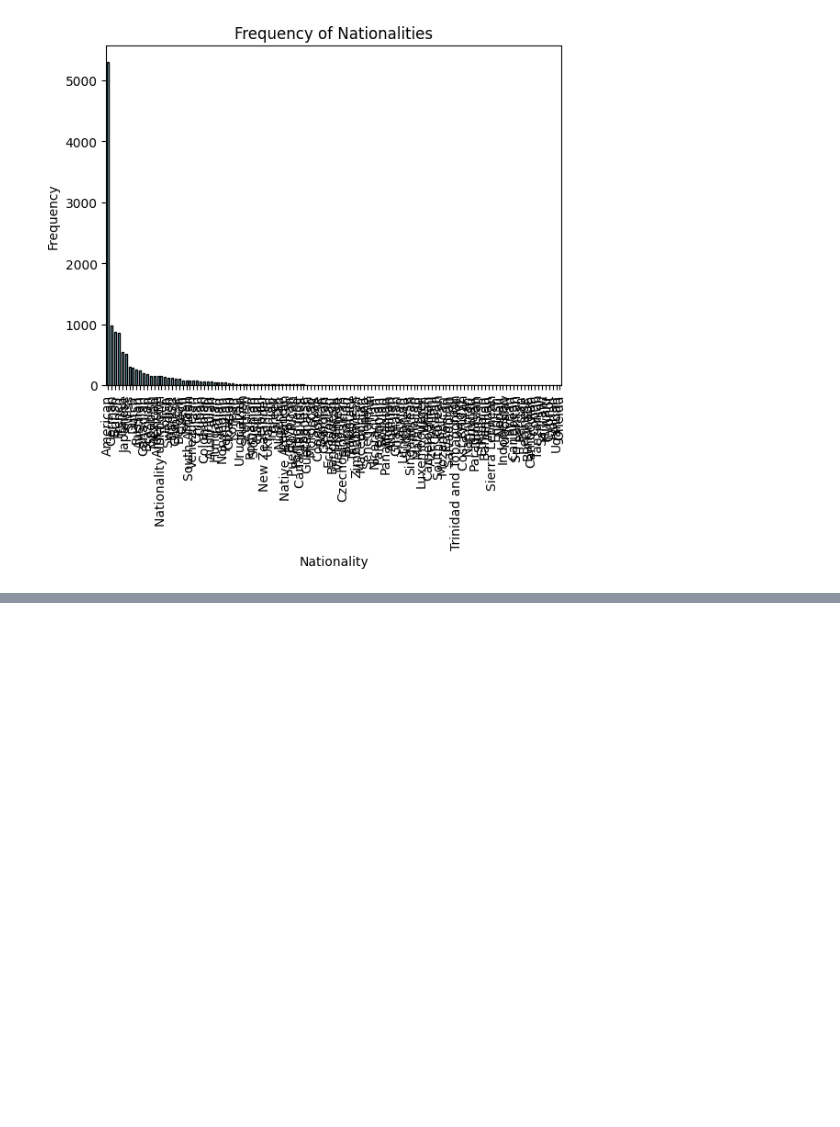
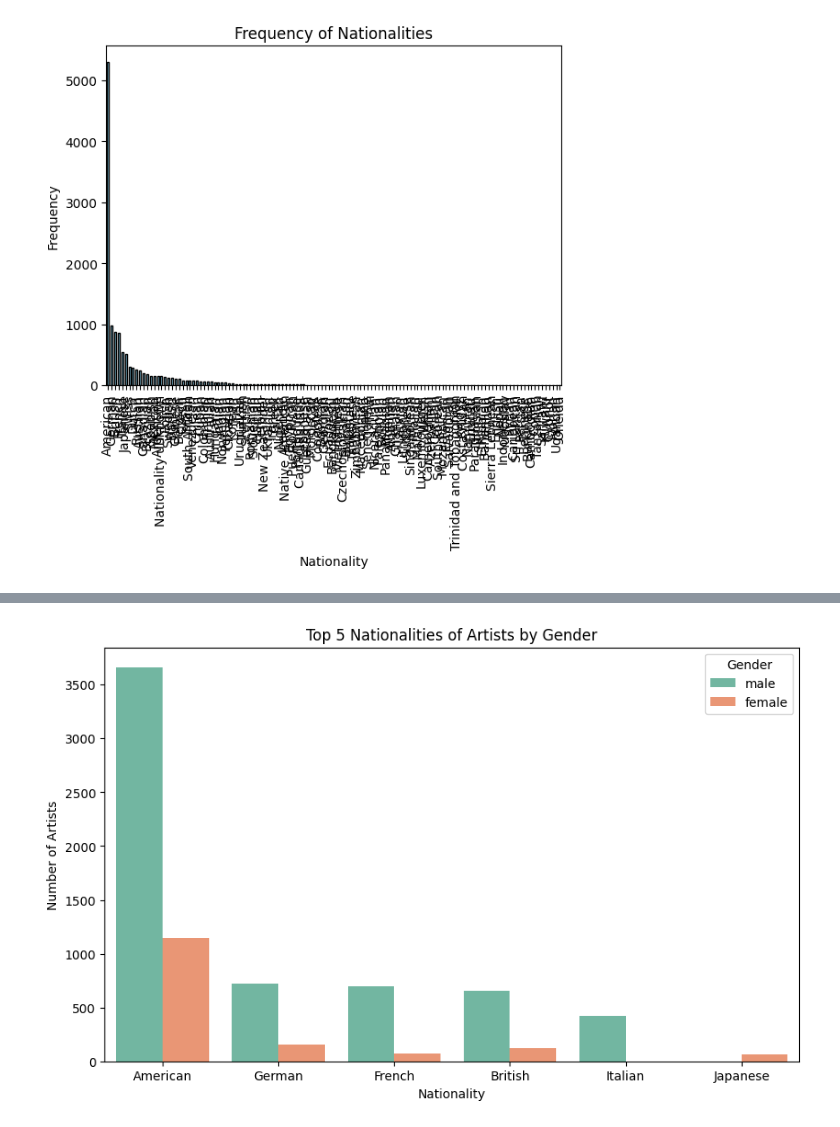
Before and after one commit to jcomita/ML-Assignment-1, a Jupyter notebook: Comita_MOMA_DataVis.ipynb, the cells around one changed output, grey strips where cells are left out. Saved outputs shown, nothing was run; the diff lists cells and outputs as text; code cells hidden in the pictures; blank space fills up the shorter version.

```diff
--- a/Comita_MOMA_DataVis.ipynb
+++ b/Comita_MOMA_DataVis.ipynb
@@ -181,0 +202,16 @@ plt.show()
+# %%
+#Calculate top 5 artist nationalities by gender
+nationality_gender_counts = df_moma_artists.groupby(['Nationality', 'Gender']).size().reset_index(name='count')
+top_5_male = nationality_gender_counts[nationality_gender_counts['Gender'] == 'male'].nlargest(5, 'count')
+top_5_female = nationality_gender_counts[nationality_gender_counts['Gender'] == 'female'].nlargest(5, 'count')
+top_5 = pd.concat([top_5_male, top_5_female])
+plt.figure(figsize=(10, 6))
+sns.barplot(x='Nationality', y='count', hue='Gender', data=top_5, palette='Set2')
+
+#Build chart comparing top 5 artist nationalities by gender
+plt.title('Top 5 Nationalities of Artists by Gender')
+plt.xlabel('Nationality')
+plt.ylabel('Number of Artists')
+plt.show()
+# %% [output]
+[figure, added]
```
Also changed, not shown: parts of 6 cells of this notebook.
